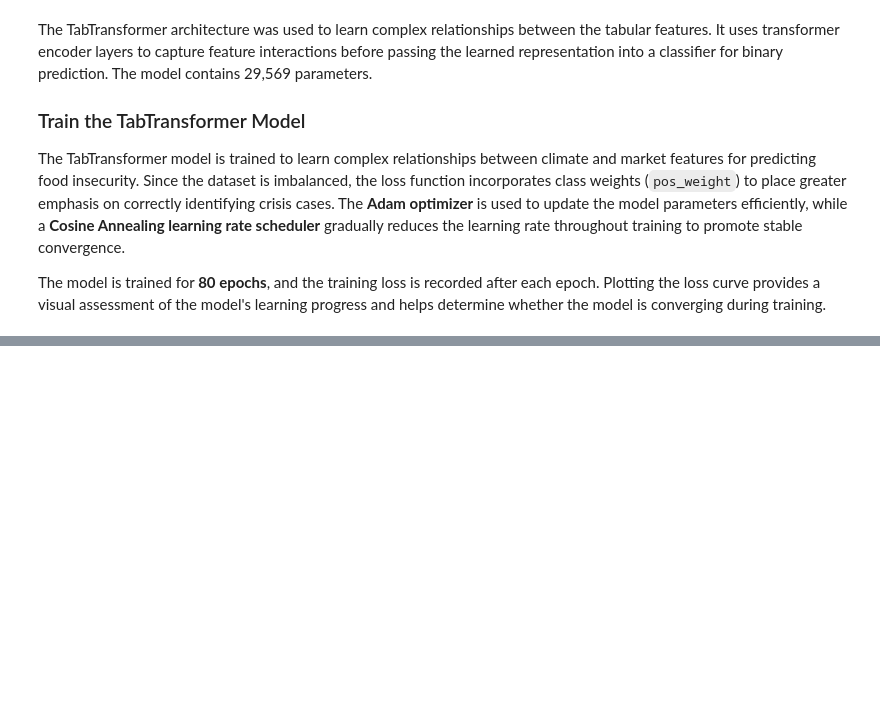
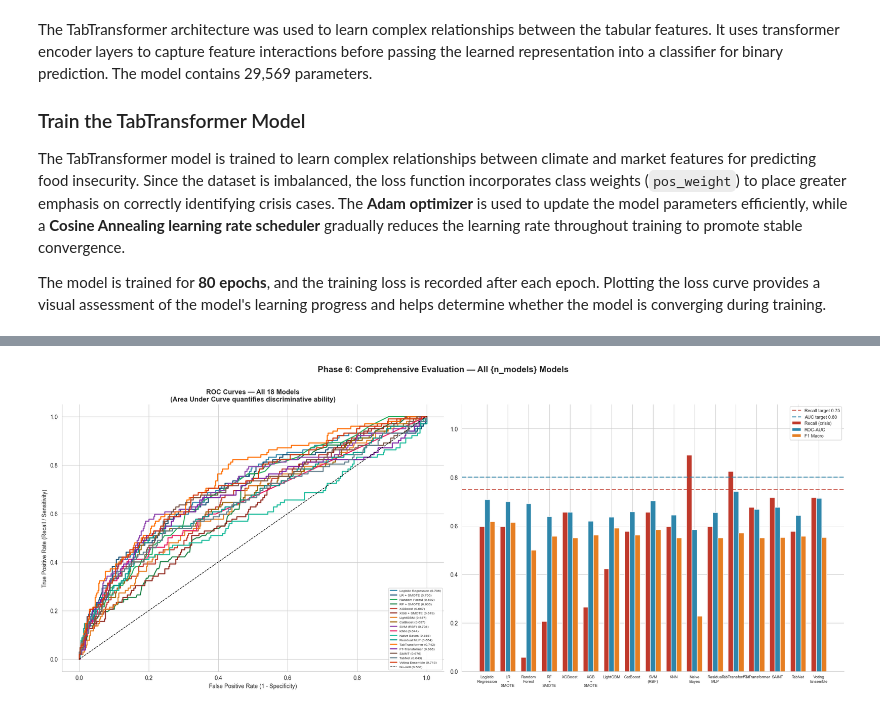
Before and after one commit to Pattohcolab/PHASE-5-CAPSTON-PROJECT, a Jupyter notebook: notebook.ipynb, the cells around one changed output, grey strips where cells are left out. Saved outputs shown, nothing was run; the diff lists cells and outputs as text; code cells hidden in the pictures; blank space fills up the shorter version.

```diff
--- a/notebook.ipynb
+++ b/notebook.ipynb
@@ -1613,11 +1637,0 @@ ROC-AUC: 0.692
-# %%
-fig, axes = plt.subplots(1, 2, figsize=(10, 4))
-for ax, pred, name in zip(axes, [lr_pred, rf_pred], ['Logistic Regression', 'Random Forest']):
-    cm = confusion_matrix(y_test, pred)
-    sns.heatmap(cm, annot=True, fmt='d', cmap='Blues', ax=ax,
-                xticklabels=['no crisis', 'crisis'], yticklabels=['no crisis', 'crisis'])
-    ax.set_title(name)
-    ax.set_xlabel('Predicted')
-    ax.set_ylabel('Actual')
-plt.tight_layout()
-plt.show()
@@ -1645,0 +2887,61 @@ plt.show()
+# %%
+# ── ROC curves — all 18 models ────────────────────────────────────────────────
+colours_palette = [
+    '#2E86AB','#1A5276','#27AE60','#1D8348','#C0392B','#922B21',
+    '#E67E22','#9C640C','#8E44AD','#E91E63','#1ABC9C','#009688',
+    '#FF6F00','#7B1FA2','#795548','#607D8B','#D4380D','#2F4F4F'
+]
+labels_all = list(all_models.keys())
+probas_all = [v[0] for v in all_models.values()]
+preds_all  = [v[1] for v in all_models.values()]
+
+fig, axes = plt.subplots(1, 2, figsize=(20, 8))
+
+# ROC curves
+for proba, label, col in zip(probas_all, labels_all, colours_palette):
+    fpr, tpr, _ = roc_curve(y_test, proba)
+    auc = roc_auc_score(y_test, proba)
+    axes[0].plot(fpr, tpr, color=col, linewidth=1.8, label=f'{label} ({auc:.3f})')
+axes[0].plot([0,1],[0,1],'k--',linewidth=1,label='No-skill (0.500)')
+axes[0].set_xlabel('False Positive Rate (1 - Specificity)')
+axes[0].set_ylabel('True Positive Rate (Recall / Sensitivity)')
+axes[0].set_title(
+    'ROC Curves — All 18 Models\n'
+    '(Area Under Curve quantifies discriminative ability)',
+    fontweight='bold'
+)
+axes[0].legend(fontsize=6, loc='lower right', ncol=1)
+axes[0].spines['top'].set_visible(False); axes[0].spines['right'].set_visible(False)
+
+# Performance bar chart
+recalls_all = [results_df.loc[results_df['Model']==n,'Recall'].values[0] for n in labels_all]
+f1s_all     = [results_df.loc[results_df['Model']==n,'F1_Macro'].values[0] for n in labels_all]
+aucs_all    = [roc_auc_score(y_test, pr) for pr in probas_all]
+
+x = np.arange(len(labels_all)); w = 0.25
+axes[1].bar(x-w, recalls_all, w, color='#C0392B', edgecolor='white', label='Recall (crisis)')
+axes[1].bar(x,   aucs_all,    w, color='#2E86AB', edgecolor='white', label='ROC-AUC')
+axes[1].bar(x+w, f1s_all,     w, color='#E67E22', edgecolor='white', label='F1 Macro')
+axes[1].axhline(0.75, color='#C0392B', linestyle='--', linewidth=2, alpha=0.7, label='Recall target 0.75')
+axes[1].axhline(0.80, color='#2E86AB', linestyle='--', linewidth=2, alpha=0.7, label='AUC target 0.80')
+axes[1].set_xticks(x)
+axes[1].set_xticklabels(
+    [l.replace(' ', '\n') for l in labels_all],
+    fontsize=7
+)
+axes[1].set_ylim(0, 1.1)
+n_models = len(all_models)
+plt.suptitle(
+    f'Phase 6: Comprehensive Evaluation — All {n_models} Models',
+    fontsize=15,
+    fontweight='bold',
+    y=1.01
+)
+axes[1].legend(fontsize=8)
+axes[1].spines['top'].set_visible(False); axes[1].spines['right'].set_visible(False)
+
+plt.suptitle('Phase 6: Comprehensive Evaluation — All {n_models} Models', fontsize=15, fontweight='bold', y=1.01)
+plt.tight_layout()
+plt.show()
+# %% [output]
+[figure, added]
```
Also changed, not shown: parts of 96 cells of this notebook, 4 other files.
